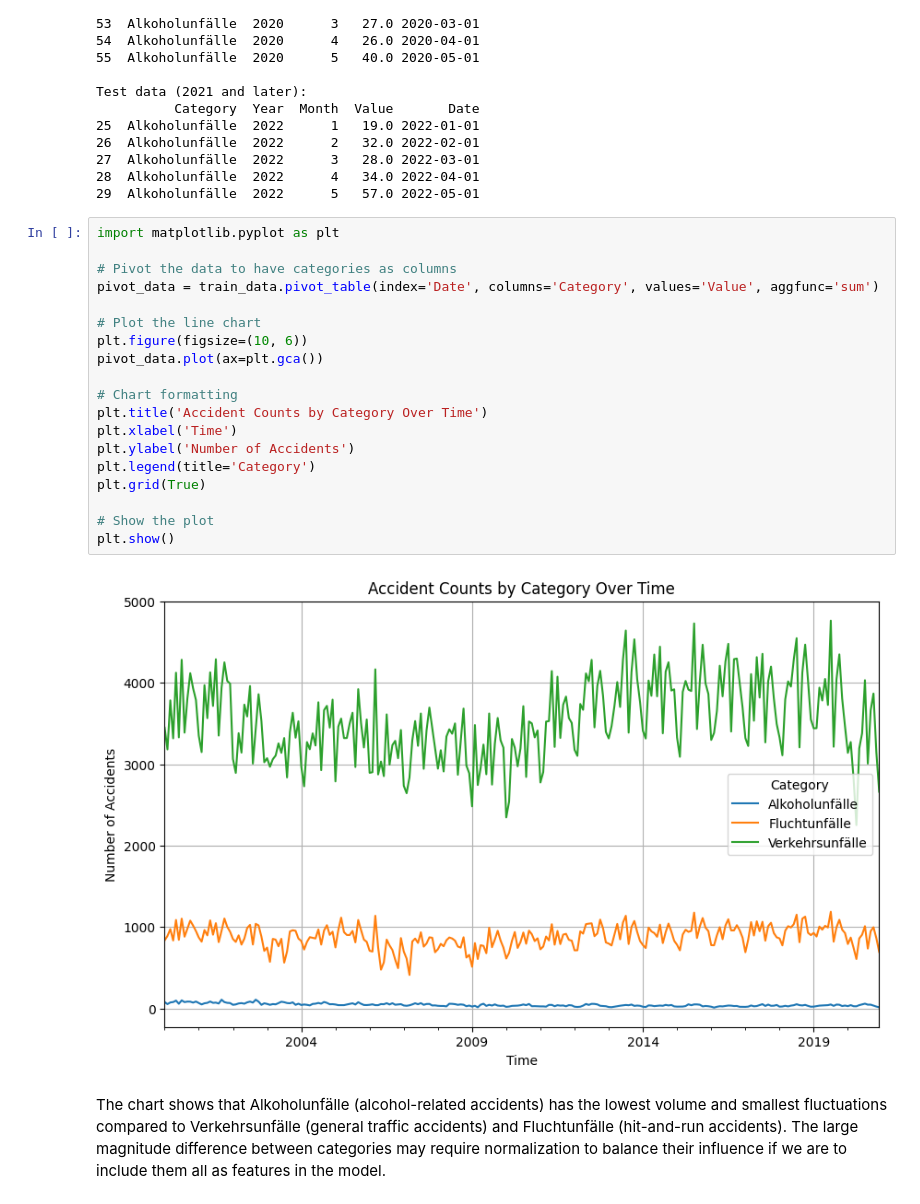
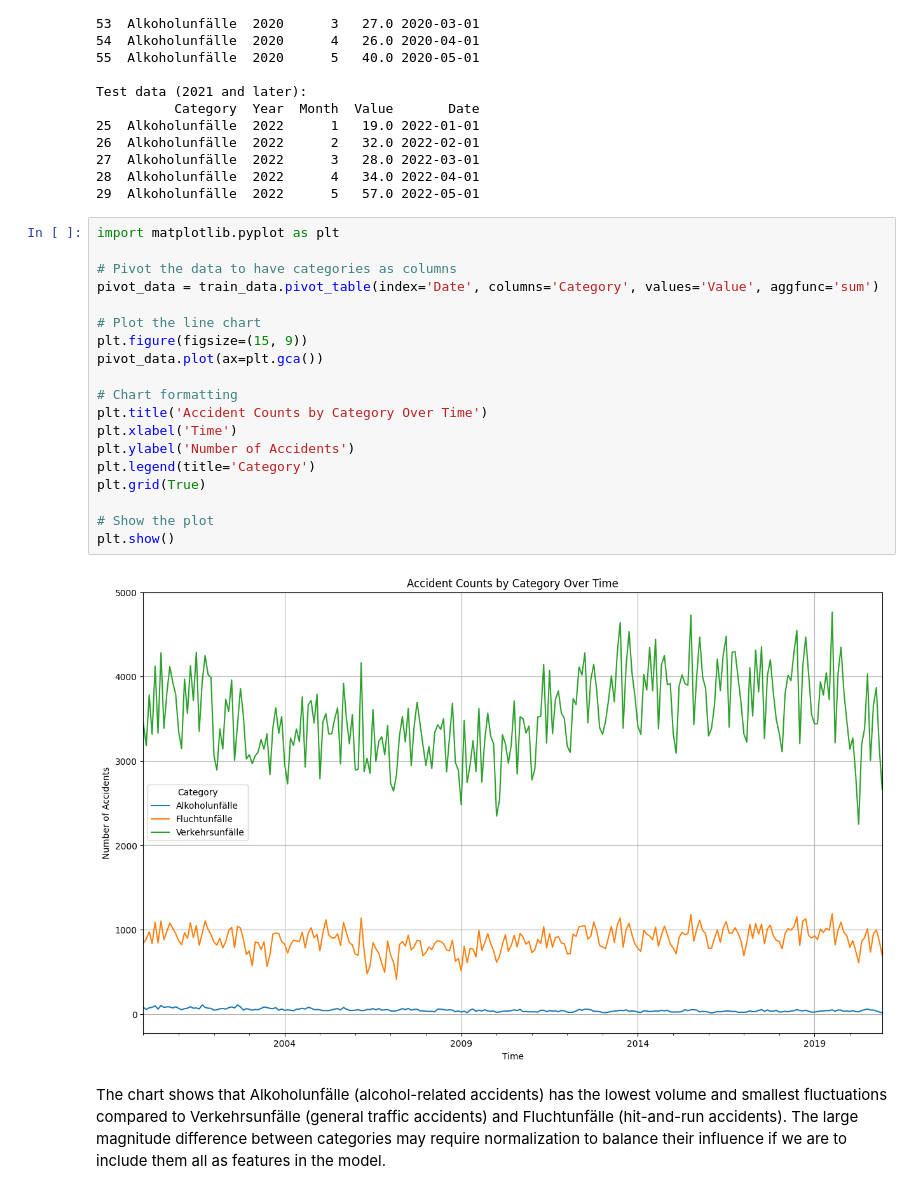
Before and after one commit to RainTreeCrow/DPS-AI-Challenge, a Jupyter notebook: AI_Model.ipynb, the cells around one changed output. Drawn from its saved outputs; the diff is of its cells as text.

```diff
--- a/AI_Model.ipynb
+++ b/AI_Model.ipynb
@@ -203,24 +203,24 @@ Test data (2021 and later):
 # %%
 import matplotlib.pyplot as plt
 
 # Pivot the data to have categories as columns
 pivot_data = train_data.pivot_table(index='Date', columns='Category', values='Value', aggfunc='sum')
 
 # Plot the line chart
-plt.figure(figsize=(10, 6))
+plt.figure(figsize=(15, 9))
 pivot_data.plot(ax=plt.gca())
 
 # Chart formatting
 plt.title('Accident Counts by Category Over Time')
 plt.xlabel('Time')
 plt.ylabel('Number of Accidents')
 plt.legend(title='Category')
 plt.grid(True)
 
 # Show the plot
 plt.show()
 # %% [output]
-[figure, old version]
+[figure, new version]
 # %% [markdown]
 The chart shows that Alkoholunfälle (alcohol-related accidents) has the lowest volume and smallest fluctuations compared to Verkehrsunfälle (general traffic accidents) and Fluchtunfälle (hit-and-run accidents). The large magnitude difference between categories may require normalization to balance their influence if we are to include them all as features in the model.
 # %% [markdown]
```
Also changed, not shown: parts of 4 cells of this notebook.
